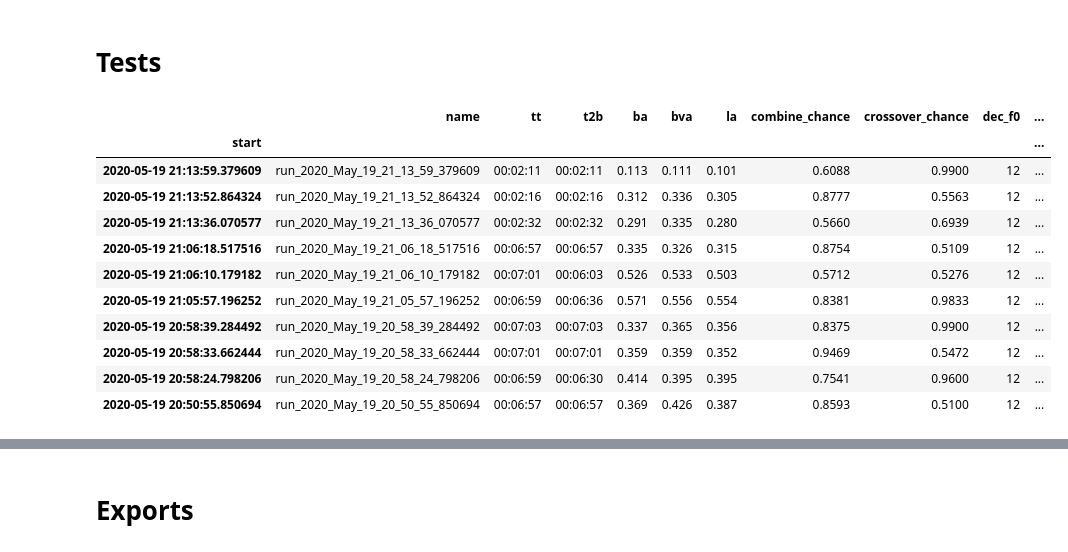
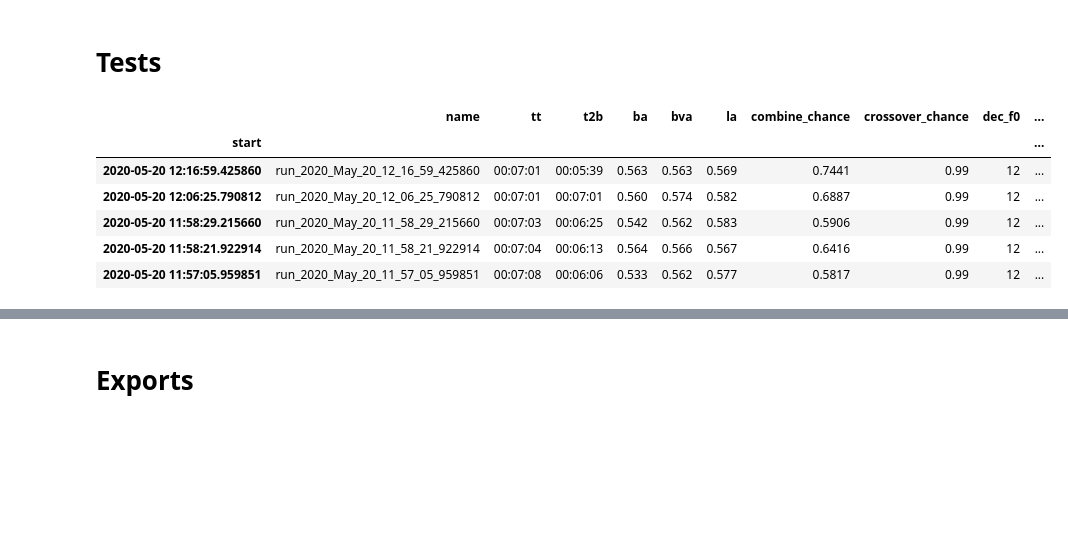
Before and after one commit to bakeryproducts/dHPO, a Jupyter notebook: gen_exp.ipynb, the cells around one changed output, grey strips where cells are left out. Drawn from its saved outputs; the diff is of its cells as text; code cells hidden in the pictures; blank space fills up the shorter version.

```diff
--- a/gen_exp.ipynb
+++ b/gen_exp.ipynb
@@ -167,19 +169,14 @@ root = Path(cfg.DAG.RUNS)
 bp = GenProject(root)
 df = bp.extend_base()
 # %%
-df.sort_index(ascending=False).head(10)
+df.sort_index(ascending=False).head(5)
 #df.sort_values('bva', ascending=False).head(10)
 # %% [output]
 |  | name | tt | t2b | ba | bva | la | combine_chance | crossover_chance | dec_f0 | ... |
 | start |  |  |  |  |  |  |  |  |  | ... |
-| 2020-05-19 21:13:59.379609 | run_2020_May_19_21_13_59_379609 | 00:02:11 | 00:02:11 | 0.113 | 0.111 | 0.101 | 0.6088 | 0.9900 | 12 | ... |
-| 2020-05-19 21:13:52.864324 | run_2020_May_19_21_13_52_864324 | 00:02:16 | 00:02:16 | 0.312 | 0.336 | 0.305 | 0.8777 | 0.5563 | 12 | ... |
-| 2020-05-19 21:13:36.070577 | run_2020_May_19_21_13_36_070577 | 00:02:32 | 00:02:32 | 0.291 | 0.335 | 0.280 | 0.5660 | 0.6939 | 12 | ... |
-| 2020-05-19 21:06:18.517516 | run_2020_May_19_21_06_18_517516 | 00:06:57 | 00:06:57 | 0.335 | 0.326 | 0.315 | 0.8754 | 0.5109 | 12 | ... |
-| 2020-05-19 21:06:10.179182 | run_2020_May_19_21_06_10_179182 | 00:07:01 | 00:06:03 | 0.526 | 0.533 | 0.503 | 0.5712 | 0.5276 | 12 | ... |
-| 2020-05-19 21:05:57.196252 | run_2020_May_19_21_05_57_196252 | 00:06:59 | 00:06:36 | 0.571 | 0.556 | 0.554 | 0.8381 | 0.9833 | 12 | ... |
-| 2020-05-19 20:58:39.284492 | run_2020_May_19_20_58_39_284492 | 00:07:03 | 00:07:03 | 0.337 | 0.365 | 0.356 | 0.8375 | 0.9900 | 12 | ... |
-| 2020-05-19 20:58:33.662444 | run_2020_May_19_20_58_33_662444 | 00:07:01 | 00:07:01 | 0.359 | 0.359 | 0.352 | 0.9469 | 0.5472 | 12 | ... |
-| 2020-05-19 20:58:24.798206 | run_2020_May_19_20_58_24_798206 | 00:06:59 | 00:06:30 | 0.414 | 0.395 | 0.395 | 0.7541 | 0.9600 | 12 | ... |
-| 2020-05-19 20:50:55.850694 | run_2020_May_19_20_50_55_850694 | 00:06:57 | 00:06:57 | 0.369 | 0.426 | 0.387 | 0.8593 | 0.5100 | 12 | ... |
+| 2020-05-20 12:16:59.425860 | run_2020_May_20_12_16_59_425860 | 00:07:01 | 00:05:39 | 0.563 | 0.563 | 0.569 | 0.7441 | 0.99 | 12 | ... |
+| 2020-05-20 12:06:25.790812 | run_2020_May_20_12_06_25_790812 | 00:07:01 | 00:07:01 | 0.560 | 0.574 | 0.582 | 0.6887 | 0.99 | 12 | ... |
+| 2020-05-20 11:58:29.215660 | run_2020_May_20_11_58_29_215660 | 00:07:03 | 00:06:25 | 0.542 | 0.562 | 0.583 | 0.5906 | 0.99 | 12 | ... |
+| 2020-05-20 11:58:21.922914 | run_2020_May_20_11_58_21_922914 | 00:07:04 | 00:06:13 | 0.564 | 0.566 | 0.567 | 0.6416 | 0.99 | 12 | ... |
+| 2020-05-20 11:57:05.959851 | run_2020_May_20_11_57_05_959851 | 00:07:08 | 00:06:06 | 0.533 | 0.562 | 0.577 | 0.5817 | 0.99 | 12 | ... |
 # %%
```
Also changed, not shown: parts of 9 cells of this notebook, 8 other files.
